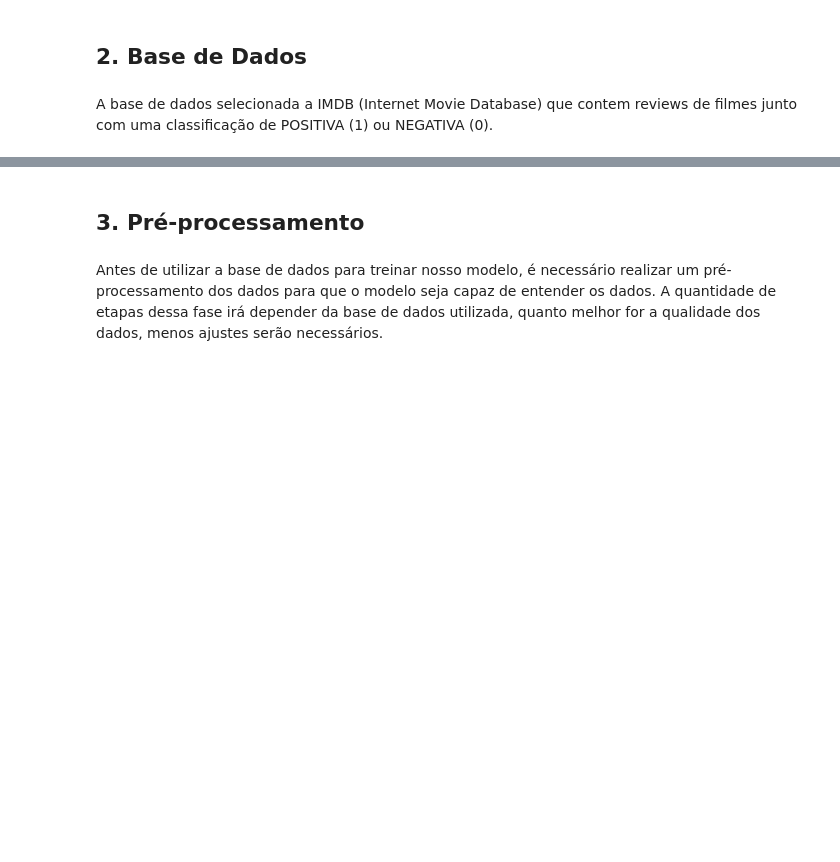
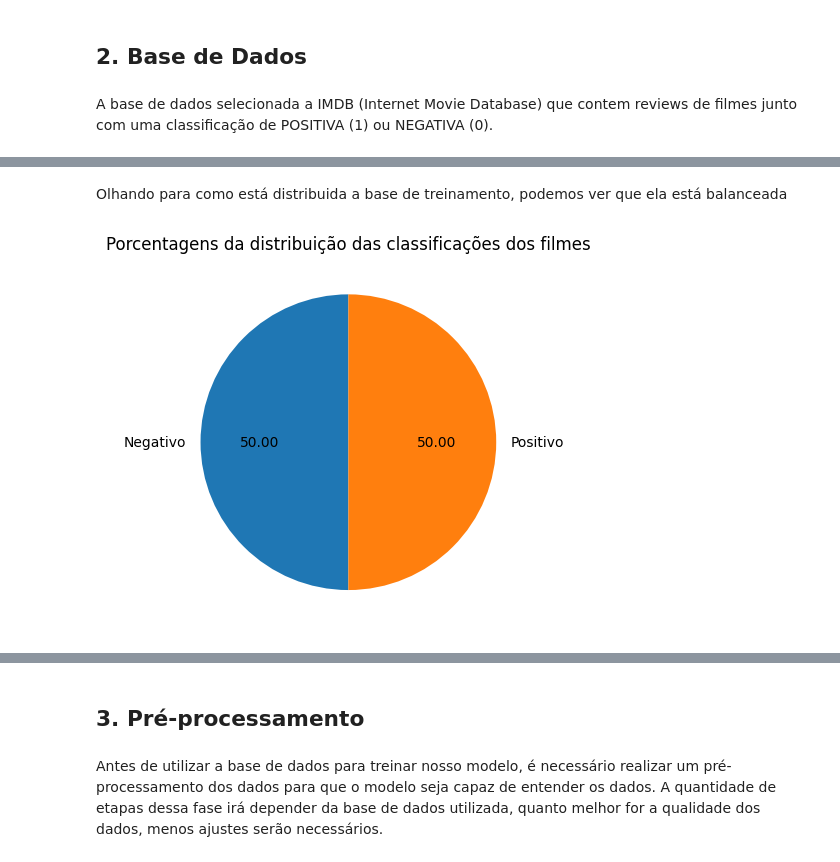
Before and after one commit to pedrosena138/imdb-sentiment-analysis, a Jupyter notebook: IMDB_Sentiment_Analysis.ipynb, the cells around one changed output, grey strips where cells are left out. Saved outputs shown, nothing was run; the diff lists cells and outputs as text; code cells hidden in the pictures; blank space fills up the shorter version.

```diff
--- a/IMDB_Sentiment_Analysis.ipynb
+++ b/IMDB_Sentiment_Analysis.ipynb
@@ -61,3 +61,6 @@ set_seed(seed_value)
 ## 2. Base de Dados
 # %% [markdown]
 A base de dados selecionada a IMDB (Internet Movie Database) que contem reviews de filmes junto com uma classificação de POSITIVA (1) ou NEGATIVA (0).
+# %%
+dataset = load_dataset('imdb')
+train_df = dataset['train'].to_pandas()
@@ -72,0 +77,10 @@ Label: 0
+# %% [markdown]
+Olhando para como está distribuida a base de treinamento, podemos ver que ela está balanceada
+# %%
+count_labels = train_df.groupby('label').count().reset_index()
+
+plt.pie(x=count_labels['text'].tolist(), labels=['Negativo', 'Positivo'], startangle=90, autopct='%.2f')
+plt.title('Porcentagens da distribuição das classificações dos filmes')
+plt.show()
+# %% [output]
+[figure, added]
```
Also changed, not shown: parts of 21 cells of this notebook.
